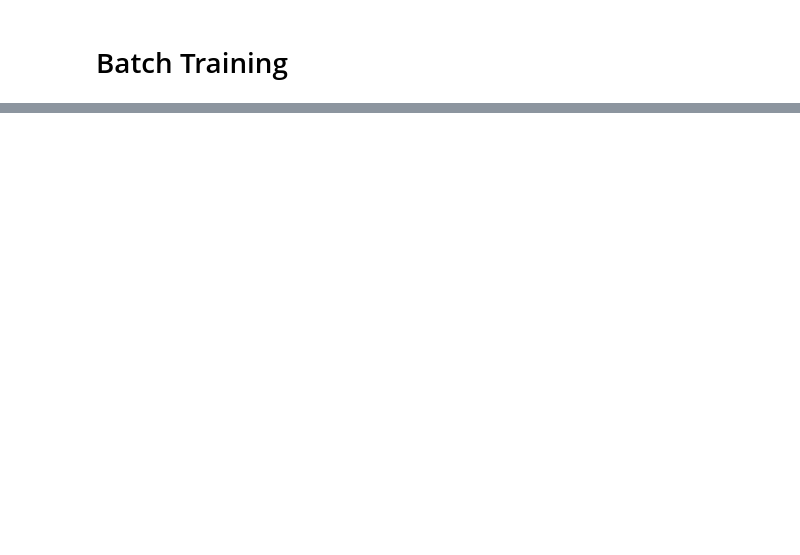
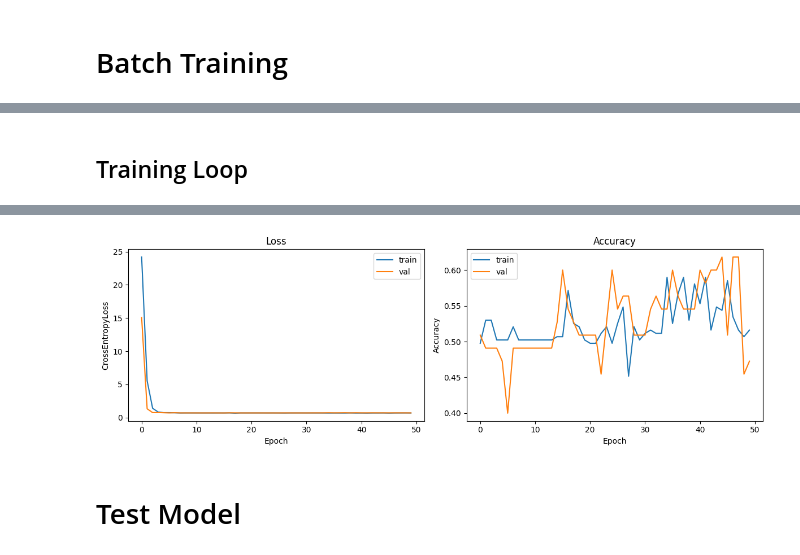
Before and after one commit to MrEstebato/3d-part-localization, a Jupyter notebook: GCN/train_GCN.ipynb, the cells around one changed output, grey strips where cells are left out. Saved outputs shown, nothing was run; the diff lists cells and outputs as text; code cells hidden in the pictures; blank space fills up the shorter version.

Commit message:
test dataset

```diff
--- a/GCN/train_GCN.ipynb
+++ b/GCN/train_GCN.ipynb
@@ -9,10 +9,10 @@ from sklearn.model_selection import train_test_split
 import matplotlib.pyplot as plt
 # %%
 SEED = 55
-EPOCHS = 60
-LR = 0.001
+EPOCHS = 50
+LR = 0.01
 DROPOUT = 0.3
-VAL_SPLIT = 0.05
+VAL_SPLIT = 0.2
 BATCH_SIZE = 32
 
 random.seed(SEED)
@@ -122,11 +146,11 @@ Train graphs: 285 | Val graphs: 15
 # %%
-from GCN import GCN3
+from GCN import GCN2
 
 # Create model, criterion, optimizer (per-graph training)
 if len(train_dataset) > 0:
     in_channels = train_dataset[0].x.size(-1)
     # model = GCN(feature_dim_size=in_channels, num_classes=2, dropout=DROPOUT).to(DEVICE)
-    model = GCN3(feature_dim_size=in_channels).to(DEVICE)
+    model = GCN2(feature_dim_size=in_channels).to(DEVICE)
     #criterion = nn.NLLLoss()
     criterion = nn.CrossEntropyLoss(label_smoothing=0.05)
 
@@ -372,0 +407,39 @@ weighted avg       0.90      0.87      0.87        15
+# %% [markdown]
+## Training Loop
+# %%
+history = {"train_loss": [], "train_acc": [], "val_loss": [], "val_acc": []}
+
+for epoch in range(1, EPOCHS + 1):
+    tr_loss, tr_acc = train_one_epoch_batch(model, graph_train_loader, optimizer, criterion)
+
+    if len(graph_val_loader) > 0:
+        vl_loss, vl_acc = evaluate_batch(model, graph_val_loader, criterion)
+    else:
+        vl_loss, vl_acc = 0.0, 0.0
+
+    history["train_loss"].append(tr_loss)
+    history["train_acc"].append(tr_acc)
+    history["val_loss"].append(vl_loss)
+    history["val_acc"].append(vl_acc)
+
+    print(f"Epoch {epoch:03d} | Train Loss: {tr_loss:.4f} Acc: {tr_acc:.3f} | Val Loss: {vl_loss:.4f} Acc: {vl_acc:.3f}")
+
+# Plot results
+fig, axs = plt.subplots(1, 2, figsize=(12, 4))
+axs[0].plot(history["train_loss"], label="train")
+axs[0].plot(history["val_loss"], label="val")
+axs[0].set_title("Loss")
+axs[0].set_xlabel("Epoch")
+axs[0].set_ylabel("CrossEntropyLoss")
+axs[0].legend()
+
+axs[1].plot(history["train_acc"], label="train")
+axs[1].plot(history["val_acc"], label="val")
+axs[1].set_title("Accuracy")
+axs[1].set_xlabel("Epoch")
+axs[1].set_ylabel("Accuracy")
+axs[1].legend()
+
+plt.tight_layout()
+plt.show()
+# %% [output]
@@ -373 +463,2 @@ weighted avg       0.90      0.87      0.87        15
+[figure, added]
 # %%
@@ -374,0 +466,2 @@ torch.save(model.state_dict(), BASE_DIR / "GCN" / "heatstake_classifier5.pth")
+# %% [markdown]
+# Test Model
```
Also changed, not shown: parts of 14 cells of this notebook, 3 other files.
